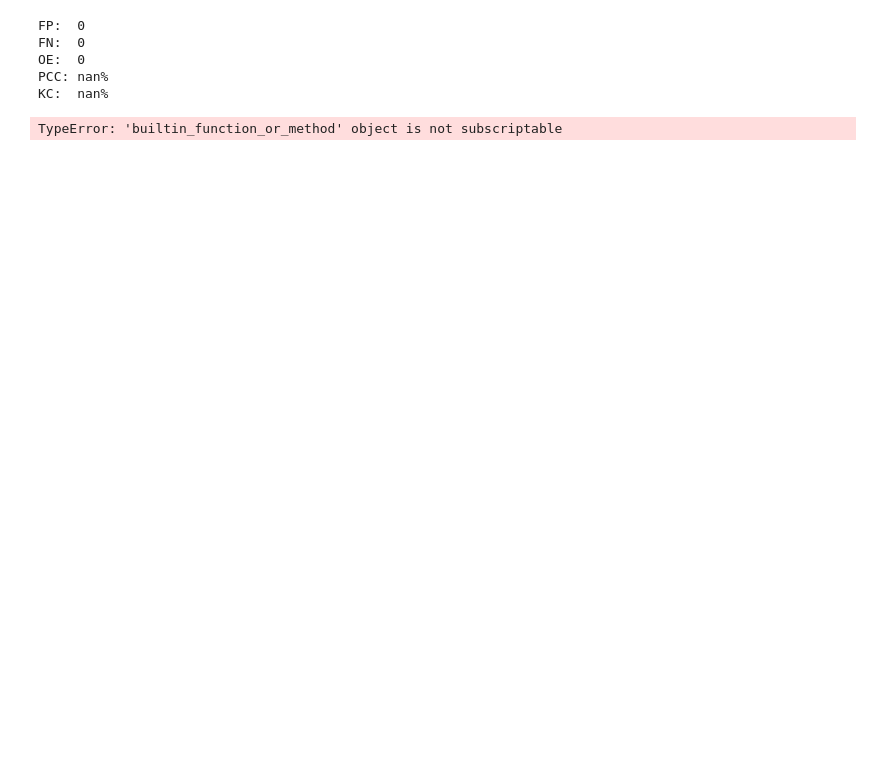
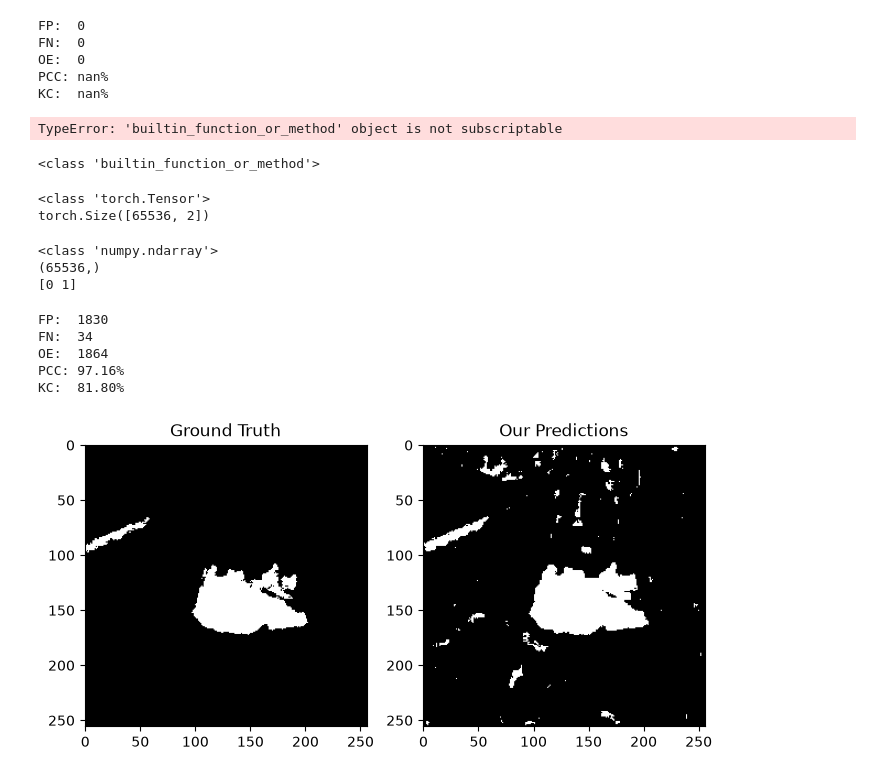
Before and after one commit to Abdullah-Sayeed7/projects, a Jupyter notebook: san_francisco_cd.ipynb, the cells around one changed output. Drawn from its saved outputs; the diff is of its cells as text; code cells hidden in the pictures; blank space fills up the shorter version.

Commit message:
feat(model): evaluating model

```diff
--- a/san_francisco_cd.ipynb
+++ b/san_francisco_cd.ipynb
@@ -195,3 +195,59 @@ print("Unique predictions:", np.unique(predictions))
 print("Unique labels:", np.unique(labels))
 # %% [output]
 TypeError: 'builtin_function_or_method' object is not subscriptable
+# %%
+print(type(predictions))
+# %% [output]
+<class 'builtin_function_or_method'>
+# %%
+model.eval()
+
+with torch.no_grad():
+    outputs = model(X)
+    print(type(outputs))
+    print(outputs.shape)
+# %% [output]
+<class 'torch.Tensor'>
+torch.Size([65536, 2])
+# %%
+with torch.no_grad():
+    outputs = model(X)
+    predictions = torch.argmax(outputs, dim=1).numpy()
+    print(type(predictions))
+    print(predictions.shape)
+    print(np.unique(predictions))
+# %% [output]
+<class 'numpy.ndarray'>
+(65536,)
+[0 1]
+# %%
+TP = ((predictions == 1) & (labels == 1)).sum()
+TN = ((predictions == 0) & (labels == 0)).sum()
+FP = ((predictions == 1) & (labels == 0)).sum()
+FN = ((predictions == 0) & (labels == 1)).sum()
+
+OE = FP + FN
+PCC = (TP + TN) / (TP + TN + FP + FN) * 100
+KC = (2 * (TP * TN - FP * FN)) / ((TP + FP) * (FP + TN) + (TP + FN) * (FN + TN)) * 100
+
+print(f"FP:  {FP}")
+print(f"FN:  {FN}")
+print(f"OE:  {OE}")
+print(f"PCC: {PCC:.2f}%")
+print(f"KC:  {KC:.2f}%")
+# %% [output]
+FP:  1830
+FN:  34
+OE:  1864
+PCC: 97.16%
+KC:  81.80%
+# %%
+pred_map = predictions.reshape(256, 256)
+gt_map = labels.reshape(256, 256)
+
+plt.figure(figsize=(8,4))
+plt.subplot(1,2,1); plt.imshow(gt_map, cmap='gray'); plt.title("Ground Truth")
+plt.subplot(1,2,2); plt.imshow(pred_map, cmap='gray'); plt.title("Our Predictions")
+plt.show()
+# %% [output]
+[figure, added]
```
Also changed, not shown: parts of 13 cells of this notebook.
